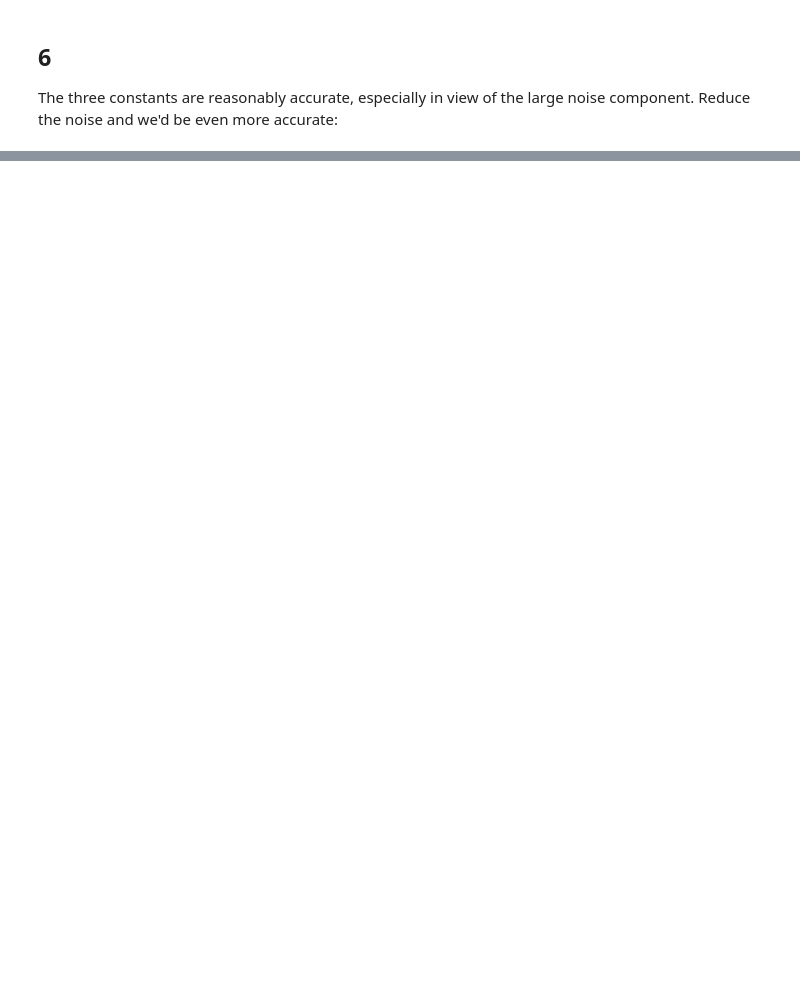
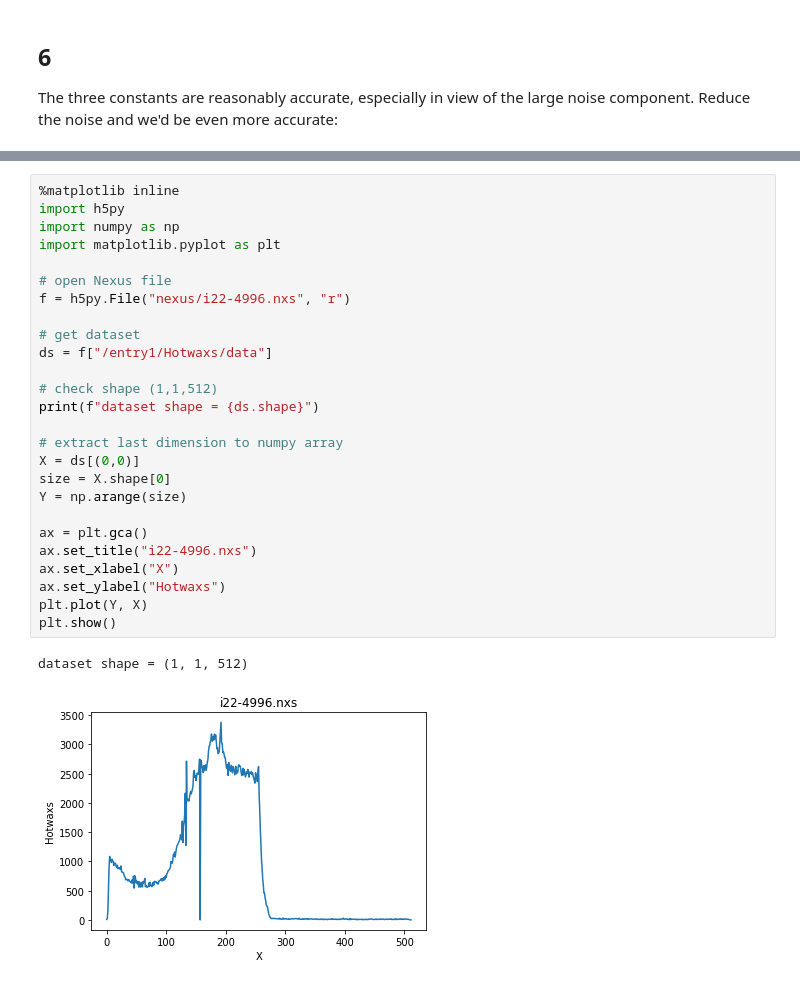
Before and after one commit to seddon-software/python3, a Jupyter notebook: Python3/notebooks/curve_fitting.ipynb, the cells around one changed output, grey strips where cells are left out. Saved outputs shown, nothing was run; the diff lists cells and outputs as text; blank space fills up the shorter version.

```diff
--- a/Python3/notebooks/curve_fitting.ipynb
+++ b/Python3/notebooks/curve_fitting.ipynb
@@ -109,0 +172,29 @@ plt.show()
+# %%
+%matplotlib inline
+import h5py
+import numpy as np
+import matplotlib.pyplot as plt
+
+# open Nexus file
+f = h5py.File("nexus/i22-4996.nxs", "r")
+
+# get dataset
+ds = f["/entry1/Hotwaxs/data"]
+
+# check shape (1,1,512)
+print(f"dataset shape = {ds.shape}")
+
+# extract last dimension to numpy array
+X = ds[(0,0)]
+size = X.shape[0]
+Y = np.arange(size)
+
+ax = plt.gca()
+ax.set_title("i22-4996.nxs")
+ax.set_xlabel("X")
+ax.set_ylabel("Hotwaxs")
+plt.plot(Y, X)
+plt.show()
+# %% [output]
+dataset shape = (1, 1, 512)
+[figure, added]
```
Also changed, not shown: parts of 12 cells of this notebook.
